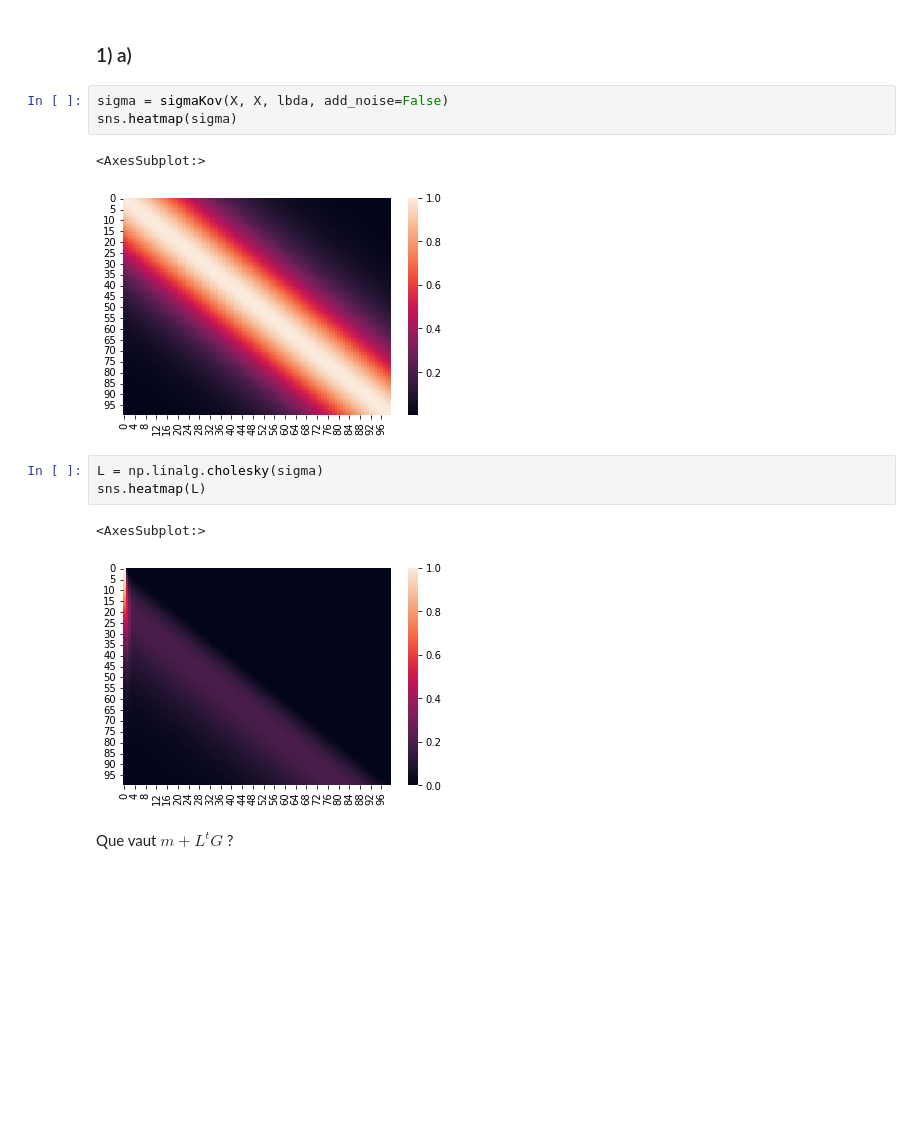
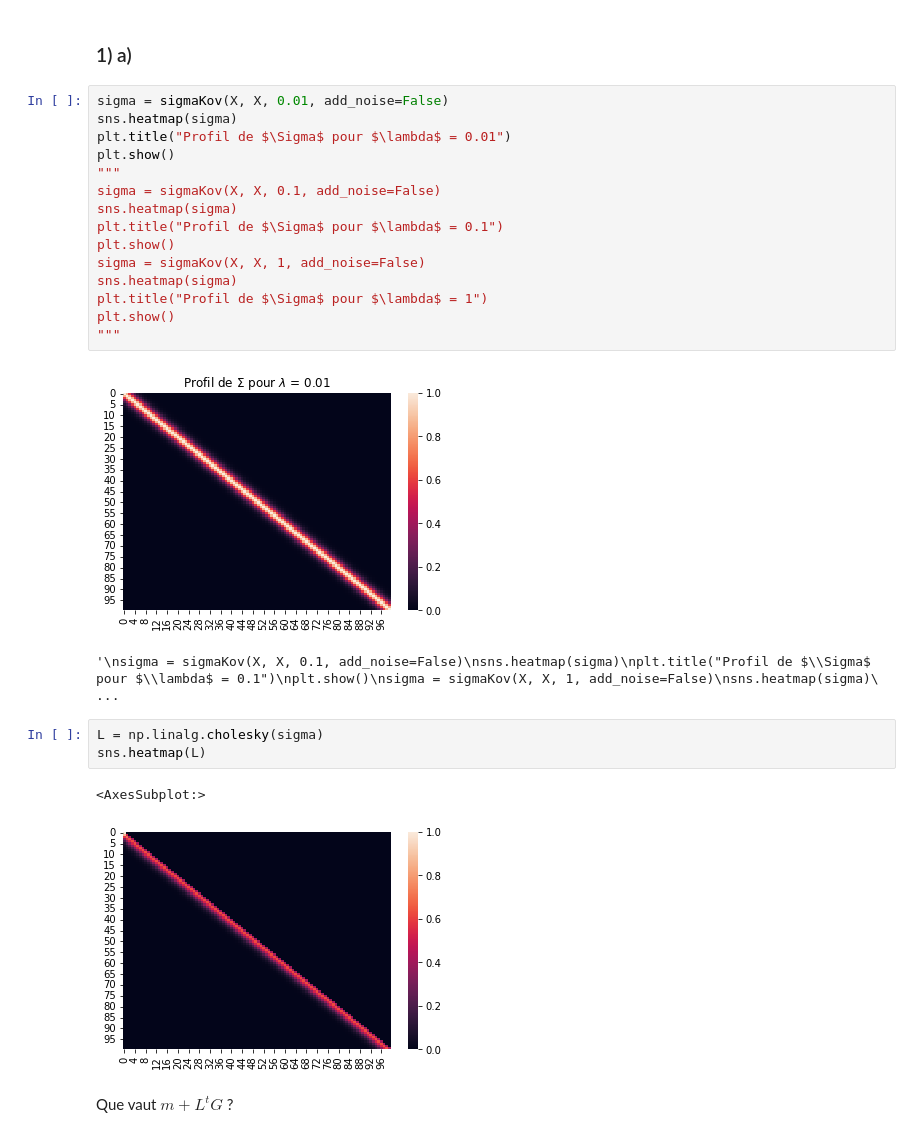
Before and after one commit to arthurviens/Estimation_GaussianProcess_MCMC_Project, a Jupyter notebook: prob2/pb2.ipynb, the cells around one changed output. Drawn from its saved outputs; the diff is of its cells as text; blank space fills up the shorter version.

```diff
--- a/prob2/pb2.ipynb
+++ b/prob2/pb2.ipynb
@@ -21,18 +21,30 @@ array([0.        , 0.01010101, 0.02020202, 0.03030303, 0.04040404,
        0.05050505, 0.06060606, 0.07070707, 0.08080808, 0.09090909])
 # %% [markdown]
 ### 1) a)
-# %%
-sigma = sigmaKov(X, X, lbda, add_noise=False)
-sns.heatmap(sigma)
-# %% [output]
-<AxesSubplot:>
-[figure, removed]
+# %%
+sigma = sigmaKov(X, X, 0.01, add_noise=False)
+sns.heatmap(sigma)
+plt.title("Profil de $\Sigma$ pour $\lambda$ = 0.01")
+plt.show()
+"""
+sigma = sigmaKov(X, X, 0.1, add_noise=False)
+sns.heatmap(sigma)
+plt.title("Profil de $\Sigma$ pour $\lambda$ = 0.1")
+plt.show()
+sigma = sigmaKov(X, X, 1, add_noise=False)
+sns.heatmap(sigma)
+plt.title("Profil de $\Sigma$ pour $\lambda$ = 1")
+plt.show()
+"""
+# %% [output]
+[figure, added]
+'\nsigma = sigmaKov(X, X, 0.1, add_noise=False)\nsns.heatmap(sigma)\nplt.title("Profil de $\\Sigma$ pour $\\lambda$ = 0.1")\nplt.show()\nsigma = sigmaKov(X, X, 1, add_noise=False)\nsns.heatmap(sigma)\ ...
 # %%
 L = np.linalg.cholesky(sigma)
 sns.heatmap(L)
 # %% [output]
 <AxesSubplot:>
-[figure, old version]
+[figure, new version]
 # %% [markdown]
 Que vaut $m + L^t G$ ?
 # %% [markdown]
```
Also changed, not shown: parts of 11 cells of this notebook, 2 other files.
